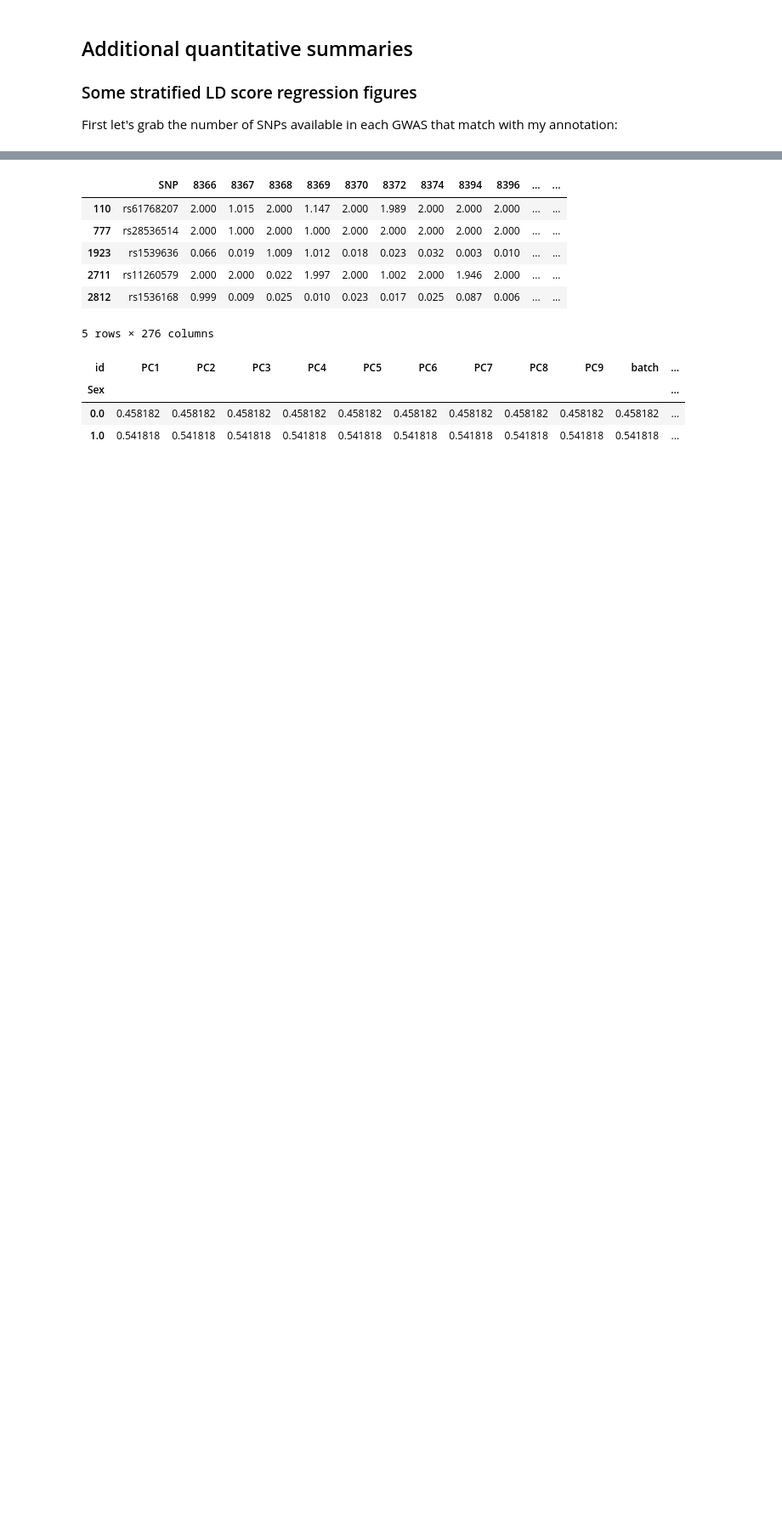
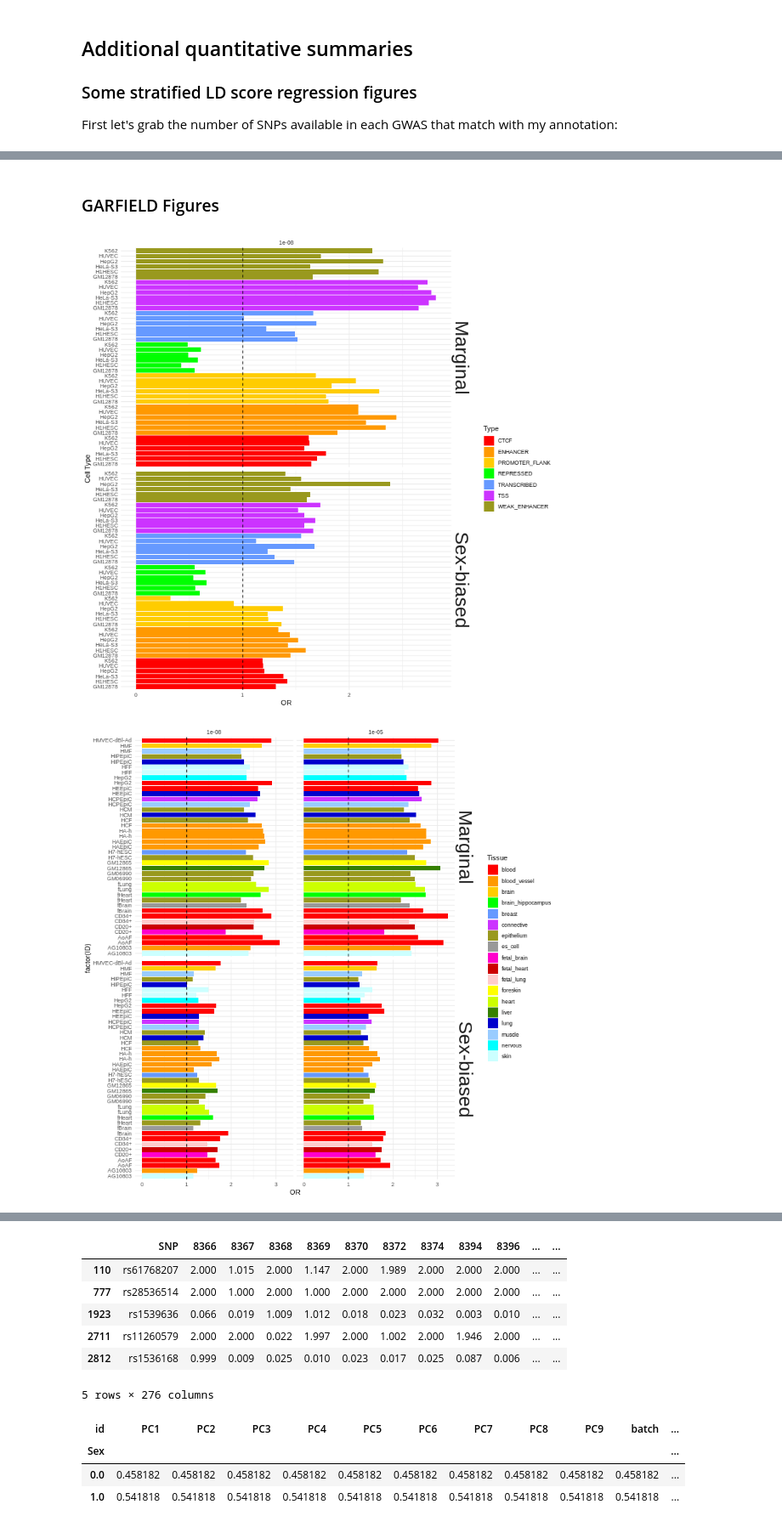
Before and after one commit to wilcas/sex_specific_mQTL, a Jupyter notebook: delahaye_mQTL_analyses/mQTL_exploration_filtering.ipynb, the cells around one changed output, grey strips where cells are left out. Shown at 85% size. Saved outputs shown, nothing was run; the diff lists cells and outputs as text; code cells hidden in the pictures; blank space fills up the shorter version.

```diff
--- a/delahaye_mQTL_analyses/mQTL_exploration_filtering.ipynb
+++ b/delahaye_mQTL_analyses/mQTL_exploration_filtering.ipynb
@@ -1122,0 +1302,58 @@ UsageError: Cell magic `%%R` not found.
+# %% [markdown]
+### GARFIELD Figures
+# %%
+%%R -w 750 -h 750
+garfield_marginal <- fread("../../1kg_ld_data/output/mqtl_delahaye/garfield.test.mqtl_delahaye.out")
+garfield_sex <- fread("../../1kg_ld_data/output/mqtl_sex_delahaye/garfield.test.mqtl_sex_delahaye.out")
+garfield_sex$Model = "Sex-biased"
+garfield_marginal$Model = "Marginal"
+garfield <- rbindlist(list(garfield_marginal, garfield_sex))[Category == "Chromatin_States" & PThresh == 1e-8]
+
+p <- ggplot(garfield, aes(factor(ID),OR,fill=Type)) +
+    geom_bar(position = "identity", stat="identity") +
+    geom_hline(linetype="dashed", yintercept=1) +
+    scale_x_discrete(labels=garfield$Celltype) +
+    facet_grid(Model~PThresh) +
+    labs(x="Cell Type")+
+    scale_fill_ucscgb() +
+    coord_flip() +
+    theme_minimal() +
+    theme(strip.text.y = element_text(size=30))
+print(p)
+
+garfield <- rbindlist(list(garfield_marginal, garfield_sex))[Category == "Footprints" ]
+p <- ggplot(garfield, aes(factor(ID),OR,fill=Tissue)) +
+    geom_bar(position = "identity", stat="identity") +
+    geom_hline(linetype="dashed", yintercept=1) +
+    scale_x_discrete(labels=garfield$Celltype) +
+    facet_grid(Model~PThresh) +
+    scale_fill_ucscgb() +
+    coord_flip() +
+    theme_minimal() +
+    theme(strip.text.y = element_text(size=30))
+print(p)
+garfield <- rbindlist(list(garfield_marginal, garfield_sex))[Category == "Hotspots" ]
+p <- ggplot(garfield, aes(factor(ID),OR,fill=Tissue)) +
+    geom_bar(position = "identity", stat="identity") +
+    geom_hline(linetype="dashed", yintercept=1) +
+    scale_x_discrete(labels=garfield$Celltype) +
+    facet_grid(Model~PThresh) +
+    scale_fill_ucscgb() +
+    coord_flip() +
+    theme_minimal() +
+    theme(strip.text.y = element_text(size=30))
+print(p)
+garfield <- rbindlist(list(garfield_marginal, garfield_sex))[Category == "Peaks" & grep("fetal",Tissue)]
+p <- ggplot(garfield, aes(factor(ID),OR,fill=Tissue)) +
+    geom_bar(position = "identity", stat="identity") +
+    geom_hline(linetype="dashed", yintercept=1) +
+    scale_x_discrete(labels=garfield$Celltype) +
+    facet_grid(Model~PThresh) +
+    scale_fill_ucscgb() +
+    coord_flip() +
+    theme_minimal() +
+    theme(strip.text.y = element_text(size=30))
+print(p)
+# %% [output]
+[figure, added]
+[figure, added]
```
Also changed, not shown: parts of 6 cells of this notebook, 4 other files.
